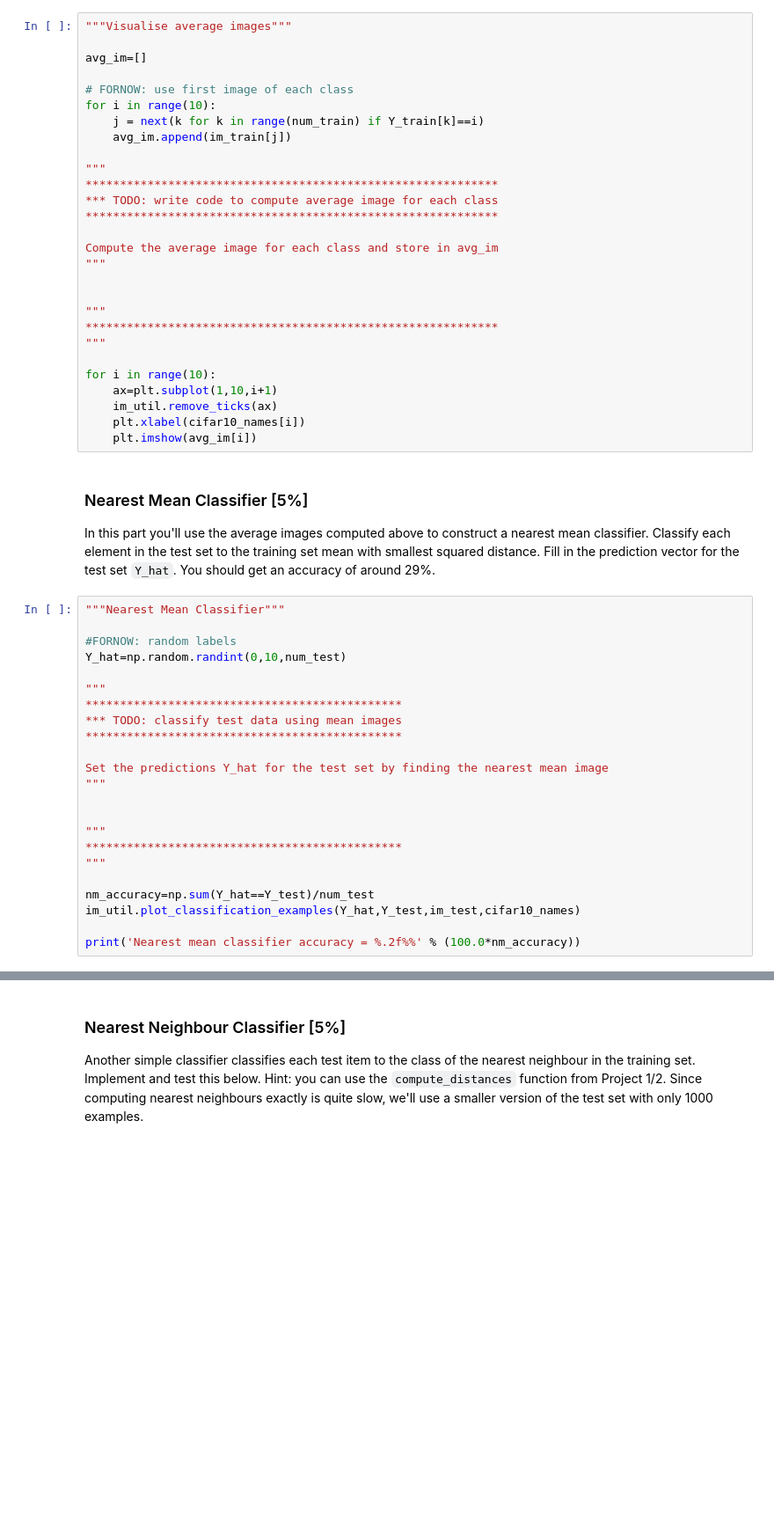
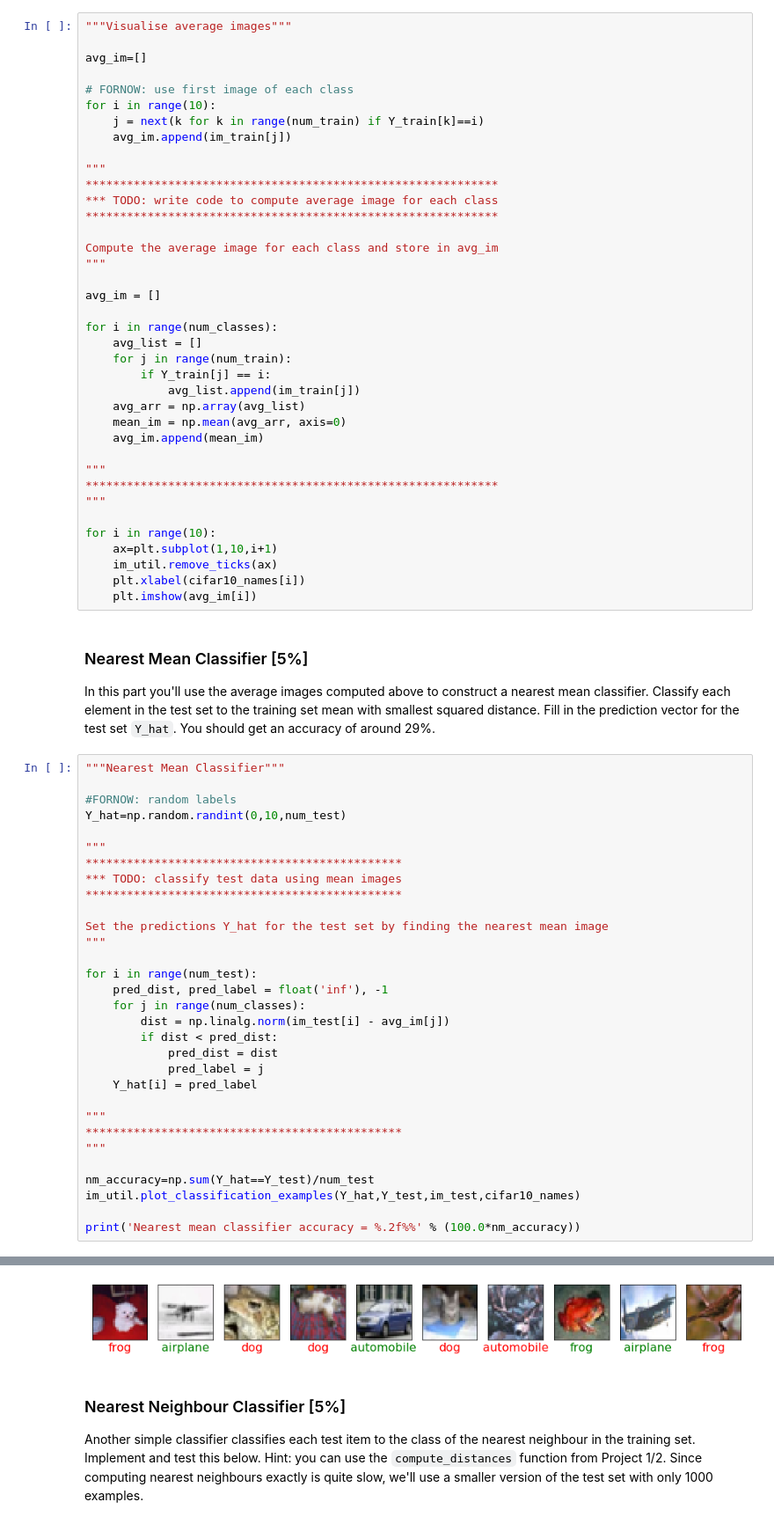
Before and after one commit to coltenfowler83/ImageClassification, a Jupyter notebook: Project3_1.ipynb, the cells around one changed output, grey strips where cells are left out. Shown: that part at 88% size. Cells and saved outputs as stored; diff of their text form; blank space fills up the shorter version.

Commit message:
Finished nearest mean

```diff
--- a/Project3_1.ipynb
+++ b/Project3_1.ipynb
@@ -86,6 +86,16 @@ for i in range(10):
 Compute the average image for each class and store in avg_im
 """
 
+avg_im = []
+
+for i in range(num_classes):
+    avg_list = []
+    for j in range(num_train):
+        if Y_train[j] == i:
+            avg_list.append(im_train[j])
+    avg_arr = np.array(avg_list)
+    mean_im = np.mean(avg_arr, axis=0)
+    avg_im.append(mean_im)
 
 """
 ************************************************************
@@ -114,6 +124,14 @@ Y_hat=np.random.randint(0,10,num_test)
 Set the predictions Y_hat for the test set by finding the nearest mean image
 """
 
+for i in range(num_test):
+    pred_dist, pred_label = float('inf'), -1
+    for j in range(num_classes):
+        dist = np.linalg.norm(im_test[i] - avg_im[j])
+        if dist < pred_dist:
+            pred_dist = dist
+            pred_label = j
+    Y_hat[i] = pred_label
 
 """
 **********************************************
@@ -123,3 +141,4 @@ nm_accuracy=np.sum(Y_hat==Y_test)/num_test
 im_util.plot_classification_examples(Y_hat,Y_test,im_test,cifar10_names)
 
 print('Nearest mean classifier accuracy = %.2f%%' % (100.0*nm_accuracy))
+# %% [output]
@@ -126,3 +146,4 @@ print('Nearest mean classifier accuracy = %.2f%%' % (100.0*nm_accuracy))
+[figure, added]
 # %% [markdown]
 ### Nearest Neighbour Classifier [5%]
 
```
Also changed, not shown: parts of 2 cells of this notebook, 1 other file.
